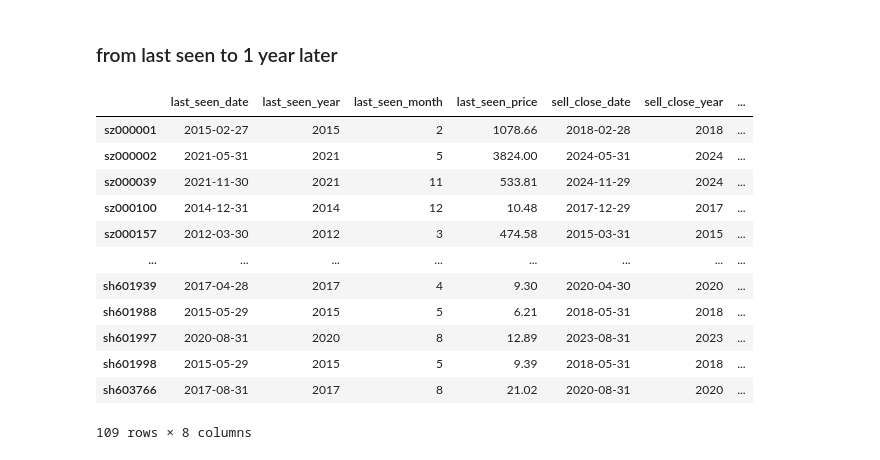
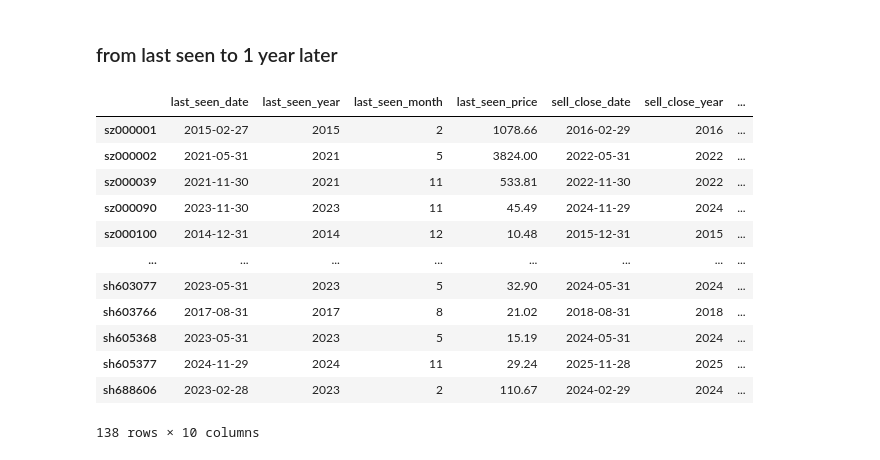
Before and after one commit to ProfessorErdo/stock-trend-tracker, a Jupyter notebook: notebooks/backtest_quadrant_4.ipynb, the cells around one changed output. Cells and saved outputs as stored; diff of their text form; code cells hidden in the pictures.

```diff
--- a/notebooks/backtest_quadrant_4.ipynb
+++ b/notebooks/backtest_quadrant_4.ipynb
@@ -179,9 +180,7 @@ plt.scatter(qualified_stocks['date gap'], qualified_stocks['price_change_pct'])
 stock_trends = {}
 
 stock_last_seen_filtered = stock_last_seen[~stock_last_seen.last_seen.str.startswith('2025') &
-                                           ~stock_last_seen.last_seen.str.startswith('2026') &
-                                           ~stock_last_seen.last_seen.str.startswith('2024') &
-                                           ~stock_last_seen.last_seen.str.startswith('2023')]
+                                           ~stock_last_seen.last_seen.str.startswith('2026') ]
 stock_last_seen_filtered = stock_last_seen_filtered.reset_index()
 symbols = stock_last_seen_filtered['stock_symbols'].tolist()
 
@@ -195,44 +194,48 @@ for i, symbol in tqdm(enumerate(symbols)):
     price_df = pd.read_csv(f"../data/input/price-data/20260125/price_data_{symbol}_20260125.csv")
     price_df['report_date'] = pd.to_datetime(price_df['report_date'])
     price_df['year'] = price_df['report_date'].dt.year
     price_df['month'] = price_df['report_date'].dt.month
 
     # find the last seen row
     last_seen_row = price_df.query(f"year == {last_seen_year} and month == {last_seen_month}")
     last_seen_row_date = last_seen_row.iloc[-1]['report_date']
     last_seen_row_price = last_seen_row.iloc[-1]['close']
     # print(last_seen_row_price, last_seen_row_date)
 
     # find the row with the max close price
     # some stocks have no data for the next year the same month
     try:
-        sell_close_price_row = price_df.query(f"year == {last_seen_year + 3} and month == {last_seen_month}").iloc[-1, :]
+        sell_close_price_row = price_df.query(f"year == {last_seen_year + 1} and month == {last_seen_month}").iloc[-1, :]
     except Exception:
-        sell_close_price_row = price_df.query(f"year == {last_seen_year + 3} and month == {last_seen_month + 1}").iloc[-1, :]
+        sell_close_price_row = price_df.query(f"year == {last_seen_year + 1} and month == {last_seen_month + 1}").iloc[-1, :]
     sell_close_price = sell_close_price_row['close']
     sell_close_price_date = sell_close_price_row['report_date']
     sell_close_price_year = sell_close_price_date.year
     sell_close_price_month = sell_close_price_date.month
 
     # print(max_close_price, max_close_price_date, max_close_price_year, max_close_price_month)
     stock_trends[symbol] = [last_seen_row_date, last_seen_year, last_seen_month, last_seen_row_price,
                             sell_close_price_date, sell_close_price_year, sell_close_price_month, sell_close_price]
 stock_trends_df = pd.DataFrame.from_dict(stock_trends, orient='index', columns=[
     'last_seen_date', 'last_seen_year', 'last_seen_month', 'last_seen_price',
     'sell_close_date', 'sell_close_year', 'sell_close_month', 'sell_close_price'
 ])
+
+# calculate the price change
+stock_trends_df['price_change'] = stock_trends_df['sell_close_price'] - stock_trends_df['last_seen_price']
+stock_trends_df['price_change_pct'] = stock_trends_df['price_change'] / stock_trends_df['last_seen_price'] * 100
 stock_trends_df
 # %% [output]
 |  | last_seen_date | last_seen_year | last_seen_month | last_seen_price | sell_close_date | sell_close_year | ... |
-| sz000001 | 2015-02-27 | 2015 | 2 | 1078.66 | 2018-02-28 | 2018 | ... |
-| sz000002 | 2021-05-31 | 2021 | 5 | 3824.00 | 2024-05-31 | 2024 | ... |
-| sz000039 | 2021-11-30 | 2021 | 11 | 533.81 | 2024-11-29 | 2024 | ... |
-| sz000100 | 2014-12-31 | 2014 | 12 | 10.48 | 2017-12-29 | 2017 | ... |
-| sz000157 | 2012-03-30 | 2012 | 3 | 474.58 | 2015-03-31 | 2015 | ... |
+| sz000001 | 2015-02-27 | 2015 | 2 | 1078.66 | 2016-02-29 | 2016 | ... |
+| sz000002 | 2021-05-31 | 2021 | 5 | 3824.00 | 2022-05-31 | 2022 | ... |
+| sz000039 | 2021-11-30 | 2021 | 11 | 533.81 | 2022-11-30 | 2022 | ... |
+| sz000090 | 2023-11-30 | 2023 | 11 | 45.49 | 2024-11-29 | 2024 | ... |
+| sz000100 | 2014-12-31 | 2014 | 12 | 10.48 | 2015-12-31 | 2015 | ... |
 | ... | ... | ... | ... | ... | ... | ... | ... |
-| sh601939 | 2017-04-28 | 2017 | 4 | 9.30 | 2020-04-30 | 2020 | ... |
-| sh601988 | 2015-05-29 | 2015 | 5 | 6.21 | 2018-05-31 | 2018 | ... |
-| sh601997 | 2020-08-31 | 2020 | 8 | 12.89 | 2023-08-31 | 2023 | ... |
-| sh601998 | 2015-05-29 | 2015 | 5 | 9.39 | 2018-05-31 | 2018 | ... |
-| sh603766 | 2017-08-31 | 2017 | 8 | 21.02 | 2020-08-31 | 2020 | ... |
+| sh603077 | 2023-05-31 | 2023 | 5 | 32.90 | 2024-05-31 | 2024 | ... |
+| sh603766 | 2017-08-31 | 2017 | 8 | 21.02 | 2018-08-31 | 2018 | ... |
+| sh605368 | 2023-05-31 | 2023 | 5 | 15.19 | 2024-05-31 | 2024 | ... |
+| sh605377 | 2024-11-29 | 2024 | 11 | 29.24 | 2025-11-28 | 2025 | ... |
+| sh688606 | 2023-02-28 | 2023 | 2 | 110.67 | 2024-02-29 | 2024 | ... |
-109 rows × 8 columns
+138 rows × 10 columns
```
Also changed, not shown: parts of 15 cells of this notebook, 2 other files.
